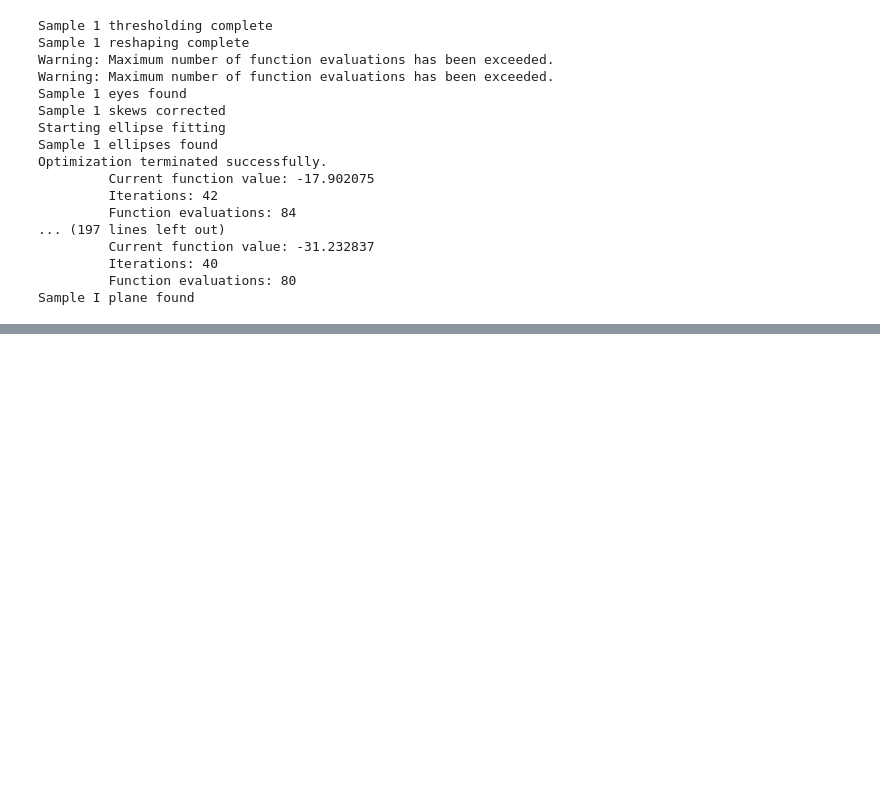
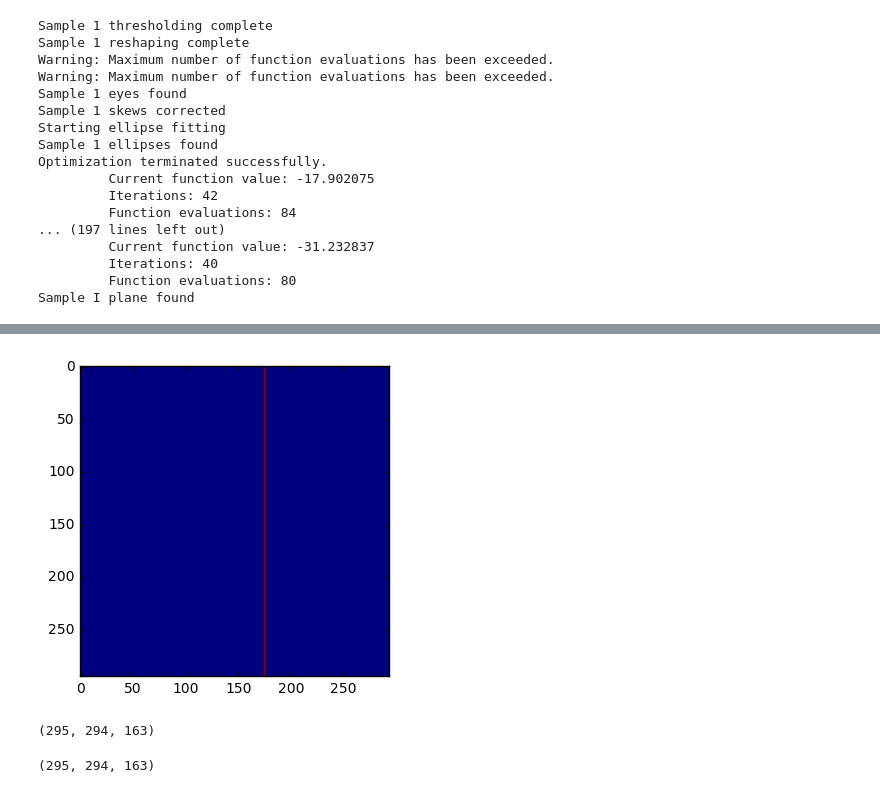
Before and after one commit to sinead-cook/DC-project, a Jupyter notebook: get_all_planes.ipynb, the cells around one changed output, grey strips where cells are left out. Cells and saved outputs as stored; diff of their text form; code cells hidden in the pictures; blank space fills up the shorter version.

Commit message:
created midplane masks

```diff
--- a/get_all_planes.ipynb
+++ b/get_all_planes.ipynb
@@ -110,0 +122,45 @@ planes = np.load('planes.npy')
+# %%
+samps = ['Sample-1', 'Sample-2', 'Sample-3', 'Sample-4', 'Sample-5', 'Sample-A',
+ 'Sample-B', 'Sample-C', 'Sample-D', 'Sample-F', 'Sample-G', 'Sample-H',
+ 'Sample-I']
+# %%
+reshaped_niftis = []
+for i in range(len(samps)):
+    reshaped_niftis.append(os.path.join('/Users/Sinead/DC-project/Post-unskewed-reshaped/', '{}.nii.gz'.format(samps[i])))
+# %%
+mask_paths = []
+for i in range(len(samps)):
+    mask_paths.append(os.path.join('/Users/Sinead/DC-project/Post-unskewed-reshaped/', 'mask-{}.nii.gz'.format(samps[i])))
+# %%
+for s in range(len(samps)):
+    img = nib.load(reshaped_niftis[s])
+    a,b,c,d = planes[s]
+    shape = img.get_data().shape
+    mask = -1000*np.ones((shape))
+    x = np.arange(0,shape[0],1)
+    z = np.linspace(0,shape[2],shape[0])
+
+    xx, yy = np.meshgrid(z, (d-c*z-a*x)/b)
+    y = yy.astype(int)
+
+    for k in range(shape[1]):
+        for i in range(shape[2]):
+            mask[y[k][i]-1:y[k][i]+1, k, i] = 1000
+    img = nib.Nifti1Image(mask, np.eye(4))
+    nib.save(img, mask_paths[s])
+# %%
+img = nib.load(reshaped_niftis[s]).get_data()
+mask = nib.load(mask_paths[s]).get_data()
+# plt.imshow(img[:,:,120])
+plt.imshow(mask[:,:,120])
+plt.show()
+# %% [output]
+[figure, added]
+# %%
+mask.shape
+# %% [output]
+(295, 294, 163)
+# %%
+shape
+# %% [output]
+(295, 294, 163)
```
Also changed, not shown: parts of 5 cells of this notebook, 2 other files.
